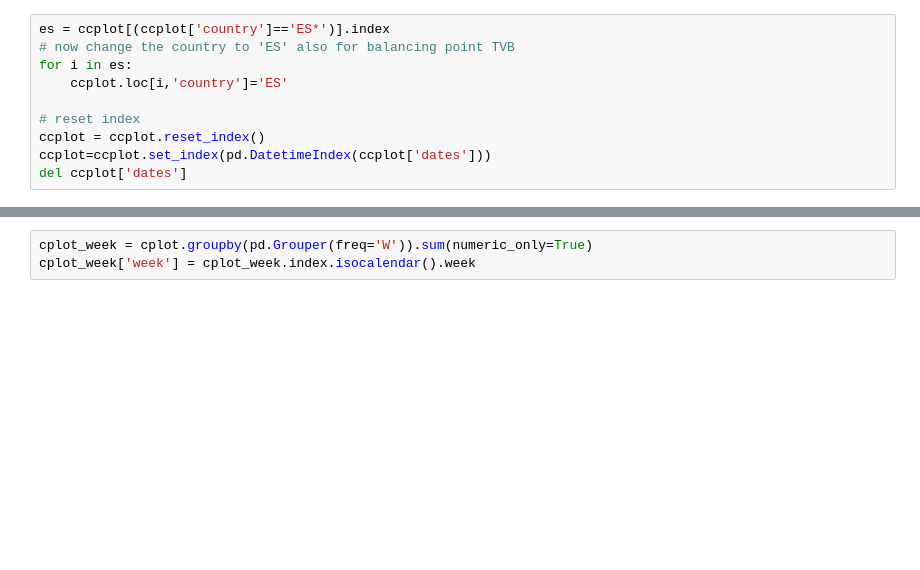
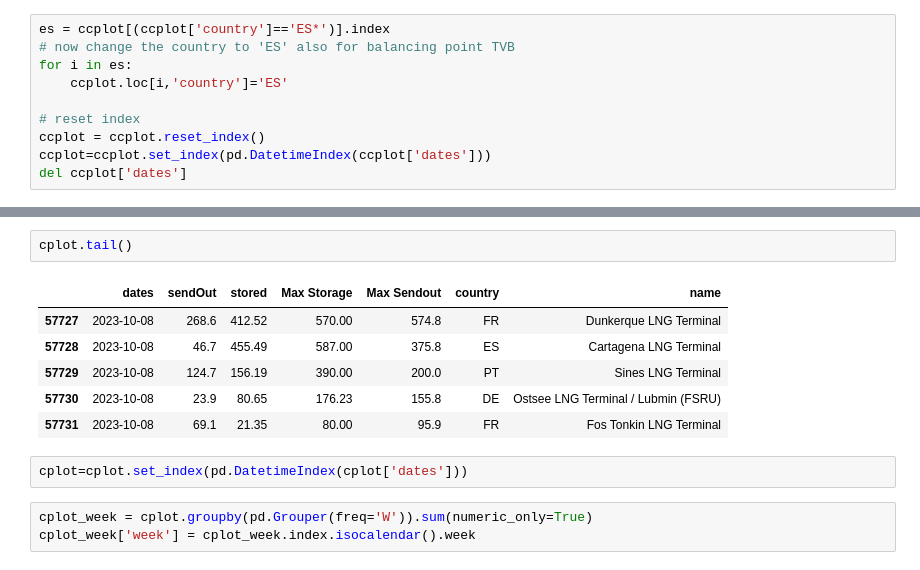
Before and after one commit to greenbruegel/gas-imports, a Jupyter notebook: LNG terminals.ipynb, the cells around one changed output, grey strips where cells are left out. Cells and saved outputs as stored; diff of their text form; blank space fills up the shorter version.

```diff
--- a/LNG terminals.ipynb
+++ b/LNG terminals.ipynb
@@ -404,4 +387,15 @@ array(['FR', 'IT', 'PT', 'NL', 'BE', 'GR', 'LT', 'PL', 'ES', 'HR', 'DE'],
       dtype=object)
+# %%
+cplot.tail()
+# %% [output]
+|  | dates | sendOut | stored | Max Storage | Max Sendout | country | name |
+| 57727 | 2023-10-08 | 268.6 | 412.52 | 570.00 | 574.8 | FR | Dunkerque LNG Terminal |
+| 57728 | 2023-10-08 | 46.7 | 455.49 | 587.00 | 375.8 | ES | Cartagena LNG Terminal |
+| 57729 | 2023-10-08 | 124.7 | 156.19 | 390.00 | 200.0 | PT | Sines LNG Terminal |
+| 57730 | 2023-10-08 | 23.9 | 80.65 | 176.23 | 155.8 | DE | Ostsee LNG Terminal / Lubmin (FSRU) |
+| 57731 | 2023-10-08 | 69.1 | 21.35 | 80.00 | 95.9 | FR | Fos Tonkin LNG Terminal |
+# %%
+cplot=cplot.set_index(pd.DatetimeIndex(cplot['dates']))
 # %%
 cplot_week = cplot.groupby(pd.Grouper(freq='W')).sum(numeric_only=True)
 cplot_week['week'] = cplot_week.index.isocalendar().week
```
Also changed, not shown: parts of 24 cells of this notebook, 9 other files.
